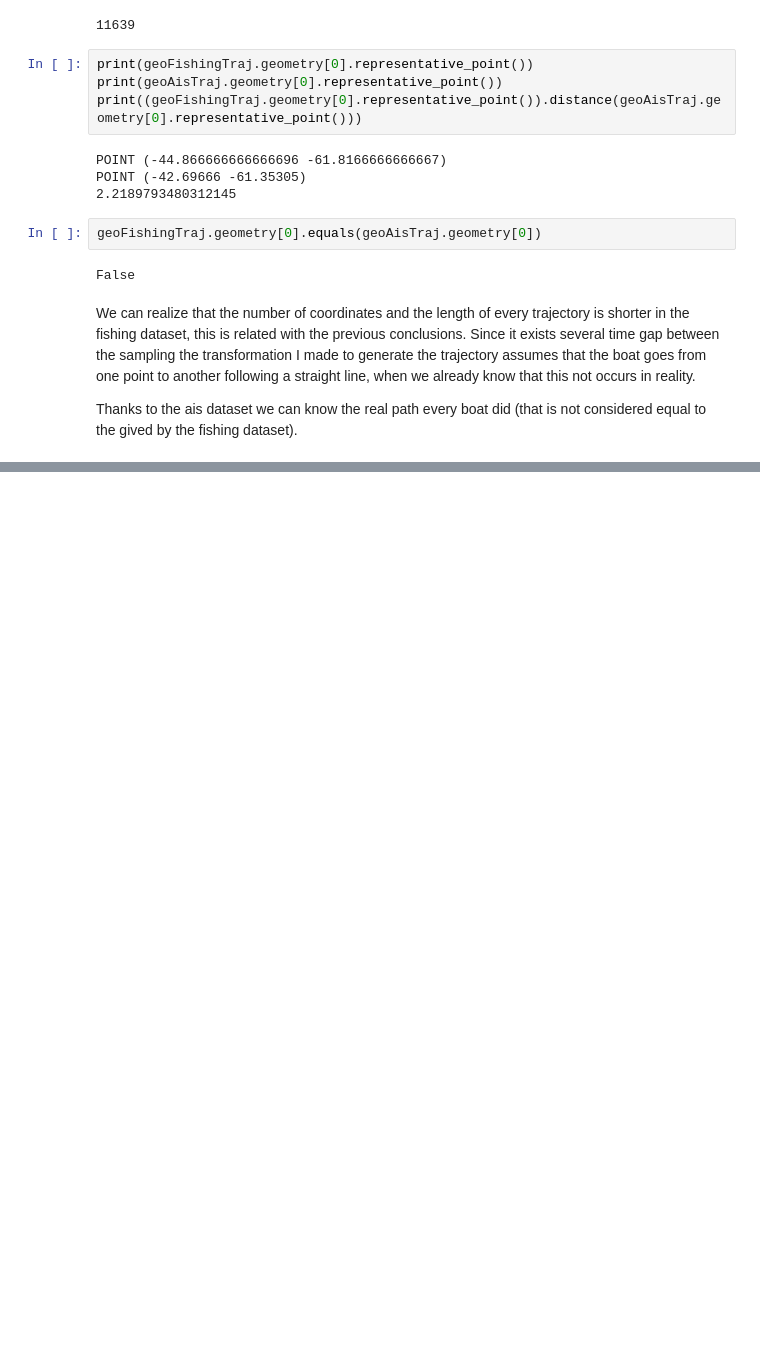
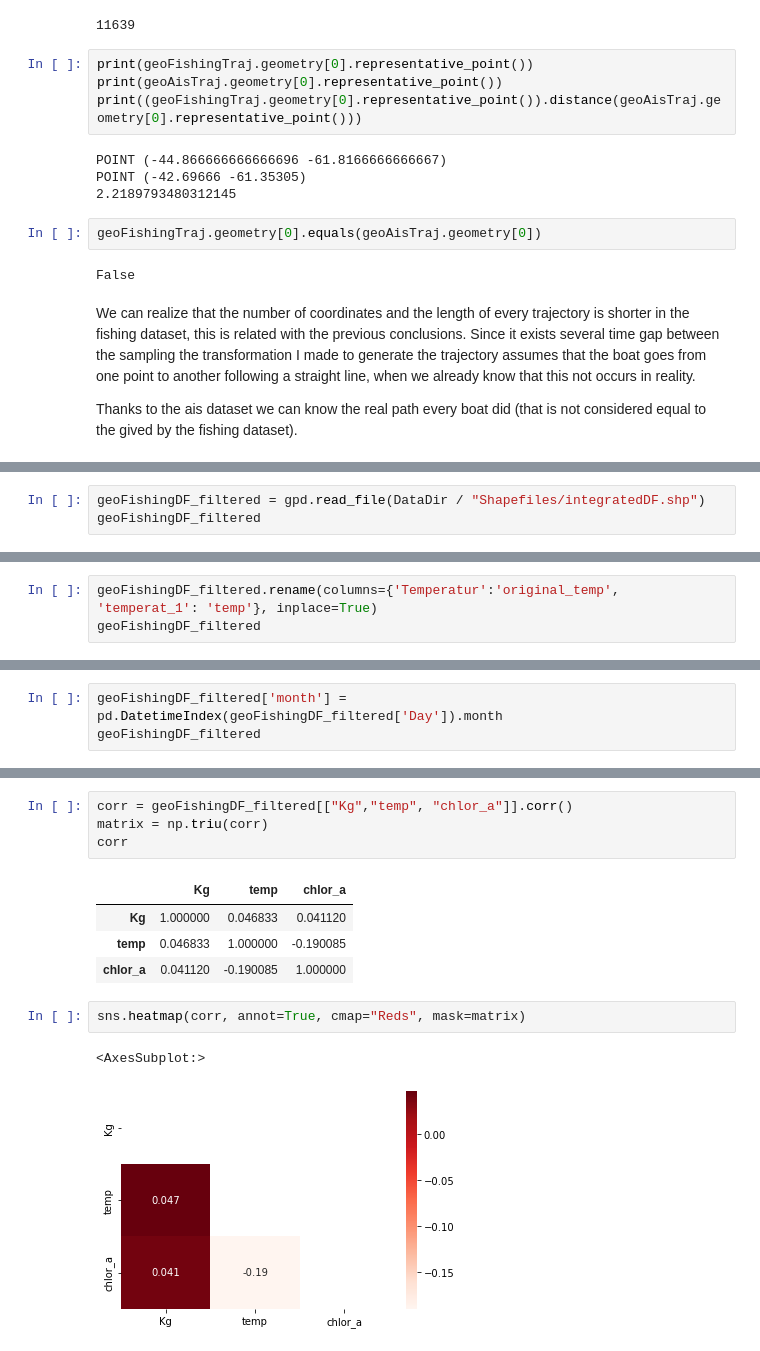
Before and after one commit to Nhok95/DMT_LAB2, a Jupyter notebook: querying.ipynb, the cells around one changed output, grey strips where cells are left out. Drawn from its saved outputs; the diff is of its cells as text; blank space fills up the shorter version.

```diff
--- a/querying.ipynb
+++ b/querying.ipynb
@@ -266,0 +276,3 @@ Thanks to the ais dataset we can know the real path every boat did (that is not
+# %%
+geoFishingDF_filtered = gpd.read_file(DataDir / "Shapefiles/integratedDF.shp")
+geoFishingDF_filtered
@@ -266,0 +293,3 @@ Thanks to the ais dataset we can know the real path every boat did (that is not
+# %%
+geoFishingDF_filtered.rename(columns={'Temperatur':'original_temp', 'temperat_1': 'temp'}, inplace=True)
+geoFishingDF_filtered
@@ -266,0 +310,3 @@ Thanks to the ais dataset we can know the real path every boat did (that is not
+# %%
+geoFishingDF_filtered['month'] = pd.DatetimeIndex(geoFishingDF_filtered['Day']).month
+geoFishingDF_filtered
@@ -266,0 +371,14 @@ Thanks to the ais dataset we can know the real path every boat did (that is not
+# %%
+corr = geoFishingDF_filtered[["Kg","temp", "chlor_a"]].corr()
+matrix = np.triu(corr)
+corr
+# %% [output]
+|  | Kg | temp | chlor_a |
+| Kg | 1.000000 | 0.046833 | 0.041120 |
+| temp | 0.046833 | 1.000000 | -0.190085 |
+| chlor_a | 0.041120 | -0.190085 | 1.000000 |
+# %%
+sns.heatmap(corr, annot=True, cmap="Reds", mask=matrix)
+# %% [output]
+<AxesSubplot:>
+[figure, added]
```
Also changed, not shown: parts of 11 cells of this notebook, 50 other files.
